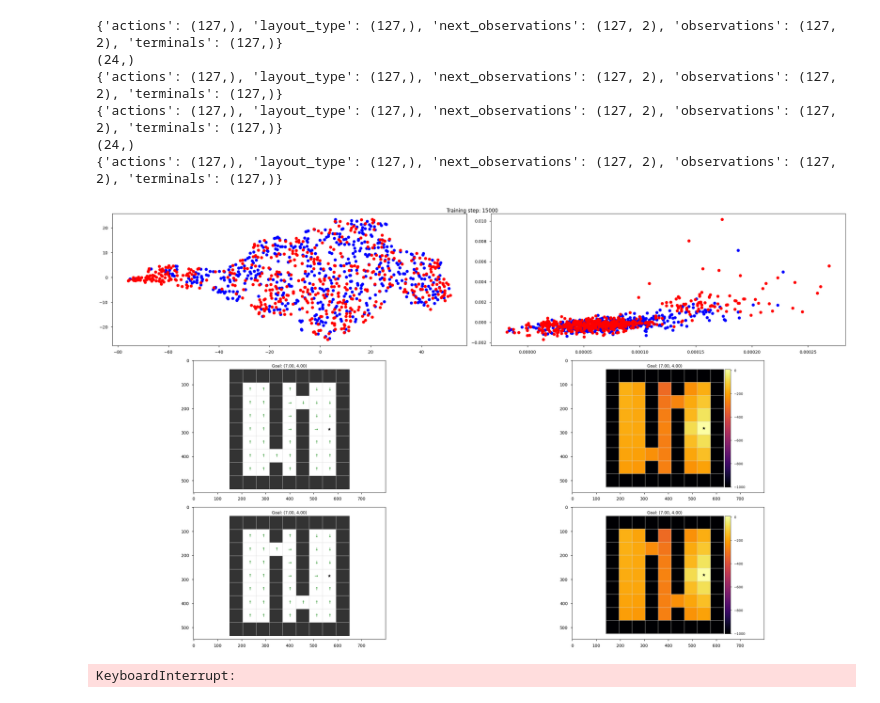
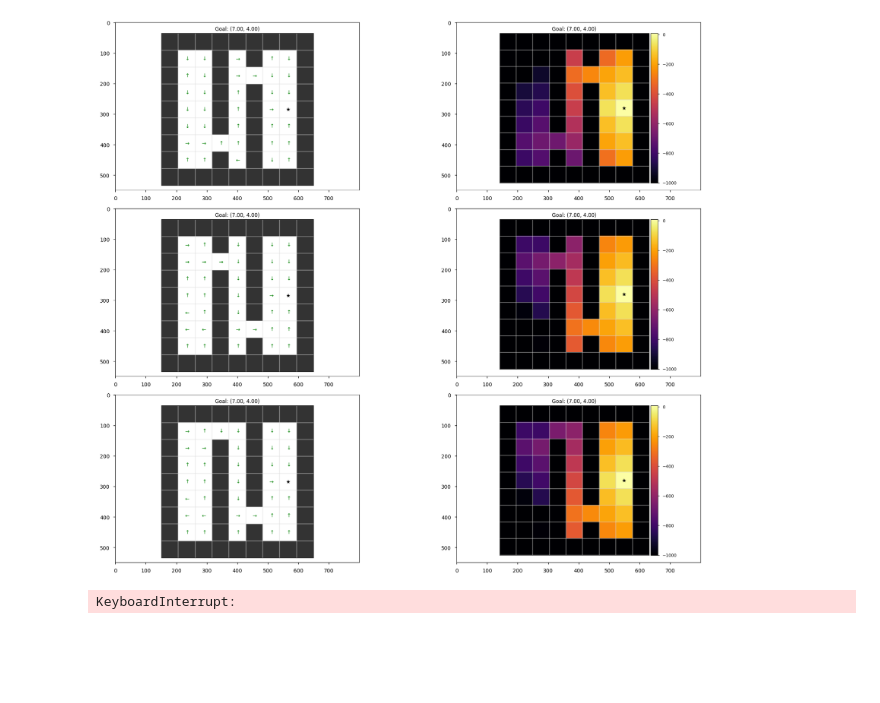
Before and after one commit to skylooop/BeliefConditionedFB, a Jupyter notebook: notebooks/in_context_gciql.ipynb, the cells around one changed output. Drawn from its saved outputs; the diff is of its cells as text; code cells hidden in the pictures; blank space fills up the shorter version.

```diff
--- a/notebooks/in_context_gciql.ipynb
+++ b/notebooks/in_context_gciql.ipynb
@@ -289,6 +339,7 @@ layout_embs = []
 cmap = LinearSegmentedColormap.from_list('recent_to_old', ['cyan', 'black'])
 obs, info = env.reset()
 goal = info.get("goal_pos")
+
 # with jax.disable_jit():
 if iql_config['agent']['use_context']:
     _, batch_context_test0, _ = gc_whole_dataset.sample(512, layout_type=0,
@@ -299,7 +350,6 @@ if iql_config['agent']['use_context']:
     # #                                                                         context_length=iql_config['agent']['context_len'])
     colors = ['blue'] * batch_context_test0['observations'].shape[0] + ['red'] * batch_context_test1['observations'].shape[0]
     test_embedding = jax.tree.map(lambda x, y: jnp.concatenate([x, y]), batch_context_test0, batch_context_test1)
-goal = jnp.tile(jnp.array(goal)[None, None], reps=jnp.array([test_embedding['observations'].shape[0], test_embedding['observations'].shape[1], 1]))
 
 for update_steps in pbar:
     if not iql_config['agent']['use_context']:
@@ -310,74 +360,63 @@ for update_steps in pbar:
                                                             context_length=iql_config['agent']['context_len'])
         _, negative_context, _ = gc_whole_dataset.sample(iql_config['agent']['batch_size'], layout_type=(update_steps + 1) % NUM_TRAIN_LAYOUTS,
                                                             context_length=iql_config['agent']['context_len'])
-        iql_agent, update_info = iql_agent.update(batch, batch_context, train_context_embedding=update_steps % 2 == 0 and update_steps < 10_000, negative_context=negative_context)
-
-    # if update_steps % 1_000 == 0 and iql_config['agent']['use_context']:
-    #     for layout_type in range(0, NUM_TRAIN_LAYOUTS):
-    #         _, batch_context, _ = gc_whole_dataset.sample(1, layout_type=layout_type,
-    #                                                             context_length=iql_config['agent']['context_len'])
-    #         dynamics_embedding, _ = iql_agent.network.select('dynamic_transformer')(batch_context['observations'], batch_context['actions'],
-    #                                                                                 batch_context['next_observations'], train=False, return_embedding=True)
-    #         layout_embs.append(jax.device_get(dynamics_embedding))
+        iql_agent, update_info = iql_agent.update(batch, batch_context, train_context_embedding=False, negative_context=negative_context)
 
     if update_steps % 5_000 == 0:
 
         clear_output()
         if iql_config['agent']['use_context']:
             fig, axs = plt.subplots(nrows=3, ncols=2, figsize=(25, 15))
             dynamics_embedding, _ = iql_agent.network.select('dynamic_transformer')(test_embedding['observations'], test_embedding['actions'],
-                                                                                    test_embedding['next_observations'],
-                                                                                    goal, train=False, return_embedding=True)
+                                                                                    test_embedding['next_observations'], test_embedding['valid_transitions'],
+                                                                                    train=False, return_embedding=True)
             tsne = TSNE(random_state=42).fit_transform(dynamics_embedding)
             x, y = tsne[:, 0], tsne[:, 1]
             axs[0, 0].scatter(x, y, color=colors)
 
             pca = PCA().fit_transform(dynamics_embedding)
             x, y = pca[:, 0], pca[:, 1]
             axs[0, 1].scatter(x, y, color=colors)
-            # if len(layout_embs) > 15:
-            #     indices = np.linspace(0, 1, len(layout_embs))  # Normalized indices for colormap
-            #     colors_for_embs = cmap(indices)
-            #     pca = PCA().fit_transform(np.concatenate(layout_embs))
-            #     axs[0, 1].scatter(pca[:, 0], pca[:, 1], c = colors_for_embs, label='emb1')
 
             pred_policy_img = visualize_policy_image(layout_type=0)
             axs[1,0].imshow(pred_policy_img)
             pred_value_img = visualize_value_image(layout_type=0)
             axs[1, 1].imshow(pred_value_img)
 
             pred_policy_img = visualize_policy_image(layout_type=1)
             axs[2,0].imshow(pred_policy_img)
             pred_value_img = visualize_value_image(layout_type=1)
             axs[2, 1].imshow(pred_value_img)
+        else:
+            #fig, (ax1, ax2) = plt.subplots(nrows=1, ncols=2, figsize=(20, 10))
+            fig, axs = plt.subplots(nrows=3, ncols=2, figsize=(20, 15))
+            pred_policy_img = visualize_policy_image(layout_type=0)
+            axs[0, 0].imshow(pred_policy_img)
+            pred_value_img = visualize_value_image(layout_type=0)
+            axs[0, 1].imshow(pred_value_img)
 
-            fig.suptitle(f"Training step: {update_steps}")
-            plt.tight_layout()
-            display(fig)
-            plt.close(fig)
-        else:
-            fig, (ax1, ax2) = plt.subplots(nrows=1, ncols=2, figsize=(20, 10))
-            pred_policy_img = visualize_policy_image(layout_type=0)
-            ax1.imshow(pred_policy_img)
-            pred_value_img = visualize_value_image(layout_type=0)
-            ax2.imshow(pred_value_img)
-            plt.tight_layout()
-            display(fig)
-            plt.close(fig)
+            pred_policy_img = visualize_policy_image(layout_type=1)
+            axs[1, 0].imshow(pred_policy_img)
+            pred_value_img = visualize_value_image(layout_type=1)
+            axs[1, 1].imshow(pred_value_img)
+
+            pred_policy_img = visualize_policy_image(layout_type=2)
+            axs[2, 0].imshow(pred_policy_img)
+            pred_value_img = visualize_value_image(layout_type=2)
+            axs[2, 1].imshow(pred_value_img)
+
+        plt.tight_layout()
+        display(fig)
+        plt.close(fig)
+        fig.suptitle(f"Training step: {update_steps}")
 
     # if update_steps % 1_000 == 0:
     #     pbar.set_postfix({"critic_loss": update_info['critic/critic_loss'],
     #                       "value_loss": update_info['value/value_loss'],
     #                       "actor_loss": update_info['actor/actor_loss']})
 # %% [output]
+[figure, new version]
-{'actions': (127,), 'layout_type': (127,), 'next_observations': (127, 2), 'observations': (127, 2), 'terminals': (127,)}
-(24,)
-{'actions': (127,), 'layout_type': (127,), 'next_observations': (127, 2), 'observations': (127, 2), 'terminals': (127,)}
-{'actions': (127,), 'layout_type': (127,), 'next_observations': (127, 2), 'observations': (127, 2), 'terminals': (127,)}
-(24,)
-{'actions': (127,), 'layout_type': (127,), 'next_observations': (127, 2), 'observations': (127, 2), 'terminals': (127,)}
+KeyboardInterrupt:
-[figure, old version]
-KeyboardInterrupt:
 # %%
 dynamics_embedding, _ = iql_agent.network.select('dynamic_transformer')(test_embedding['observations'][2][None], test_embedding['actions'][2][None],
                                                                                     test_embedding['next_observations'][2][None], train=False, return_embedding=True)
```
Also changed, not shown: parts of 8 cells of this notebook, 6 other files.
